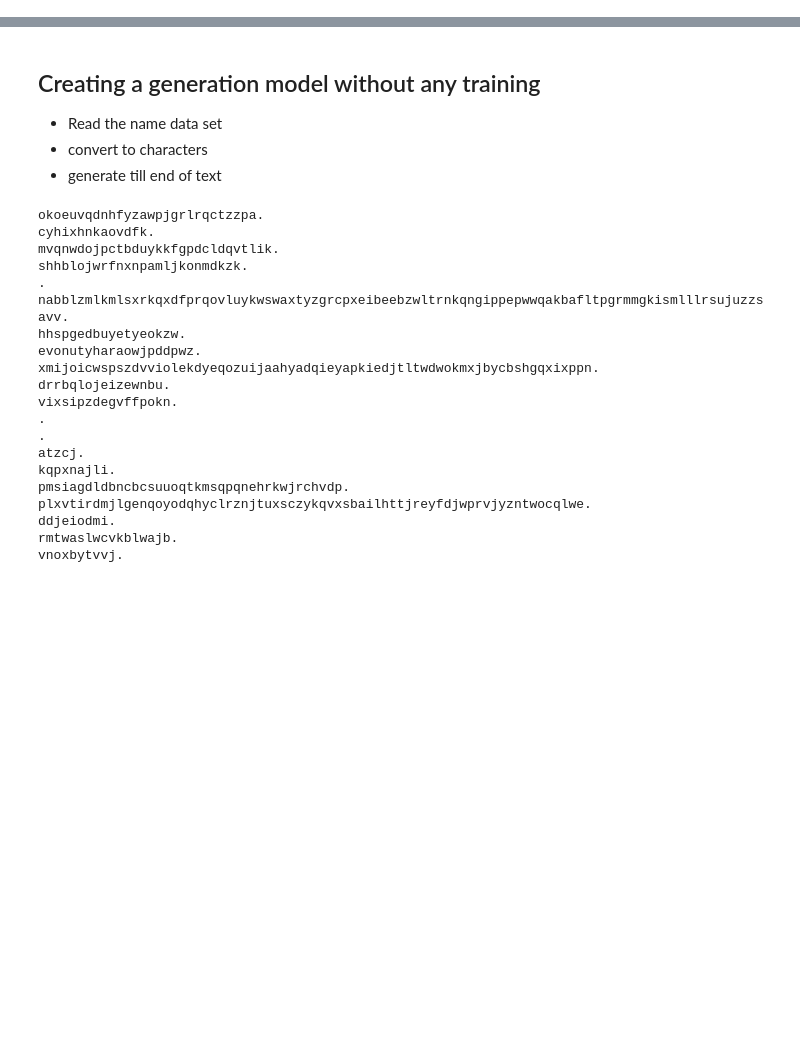
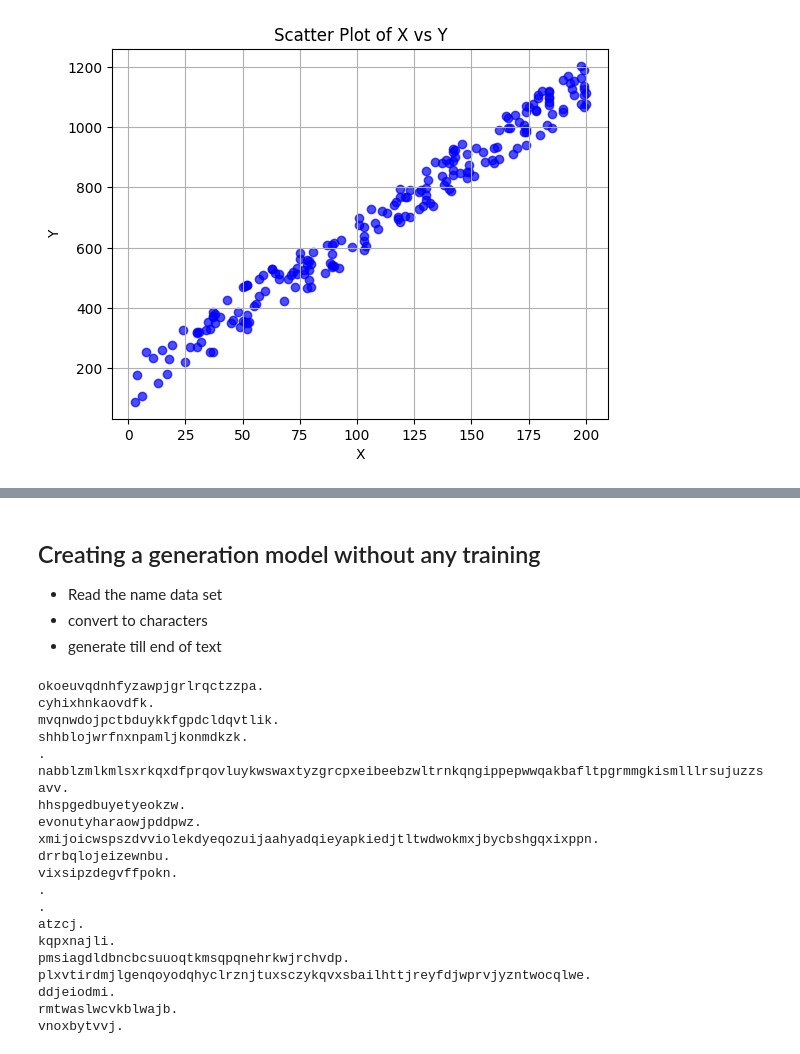
Before and after one commit to SaheerLulu/LLM, a Jupyter notebook: LLM Basics to Advanced.ipynb, the cells around one changed output, grey strips where cells are left out. Cells and saved outputs as stored; diff of their text form; code cells hidden in the pictures; blank space fills up the shorter version.

```diff
--- a/LLM Basics to Advanced.ipynb
+++ b/LLM Basics to Advanced.ipynb
@@ -0,0 +3,6 @@
+# %%
+import pandas as pd
+data = pd.read_excel("Data_Gradient.xlsx",sheet_name="Sheet1")
+# %%
+X = data["X"]
+Y = data["Final Y"]
@@ -0,0 +22,16 @@
+# %%
+import matplotlib.pyplot as plt
+plt.scatter(X, Y, color='blue', alpha=0.7)
+
+# Adding titles and labels
+plt.title('Scatter Plot of X vs Y')
+plt.xlabel('X')
+plt.ylabel('Y')
+
+# Displaying the grid for better visualization
+plt.grid(True)
+
+# Showing the plot
+plt.show()
+# %% [output]
+[figure, added]
```
Also changed, not shown: parts of 18 cells of this notebook, 3 other files.
